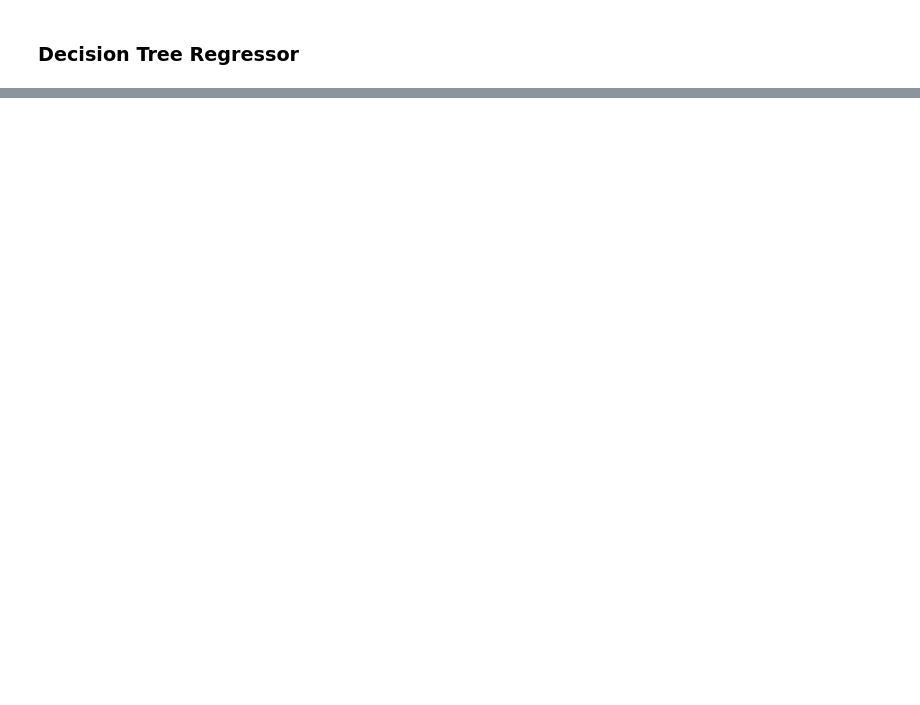
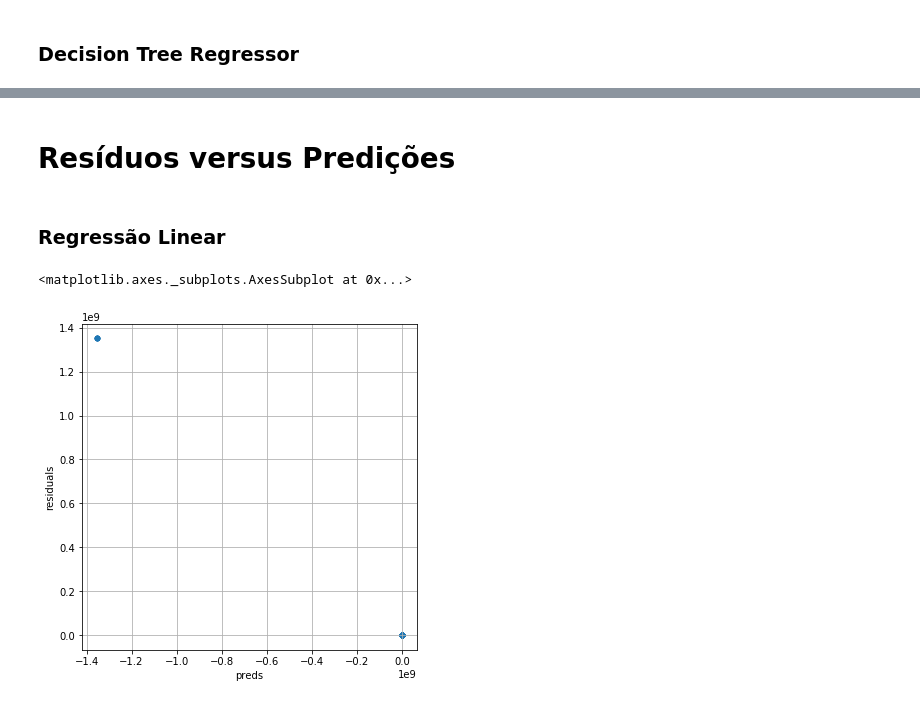
Before and after one commit to diogoflorencio/machine-learning, a Jupyter notebook: lab3/Previsão de Votação de Deputados.ipynb, the cells around one changed output, grey strips where cells are left out. Cells and saved outputs as stored; diff of their text form; code cells hidden in the pictures; blank space fills up the shorter version.

```diff
--- a/lab3/Previsão de Votação de Deputados.ipynb
+++ b/lab3/Previsão de Votação de Deputados.ipynb
@@ -149,0 +152,12 @@ Text(0,0.5,'rmse')
+# %% [markdown]
+# Resíduos versus Predições
+# %% [markdown]
+### Regressão Linear
+# %%
+model_reg_linear = LinearRegression().fit(train, y_train)
+preds = pd.DataFrame({"preds": model_reg_linear.predict(validation), "true":y_validation})
+preds["residuals"] = preds["true"] - preds["preds"]
+preds.plot(x = "preds", y = "residuals",kind = "scatter", grid=True)
+# %% [output]
+<matplotlib.axes._subplots.AxesSubplot at 0x...>
+[figure, added]
```
Also changed, not shown: parts of 19 cells of this notebook, 1 other file.
